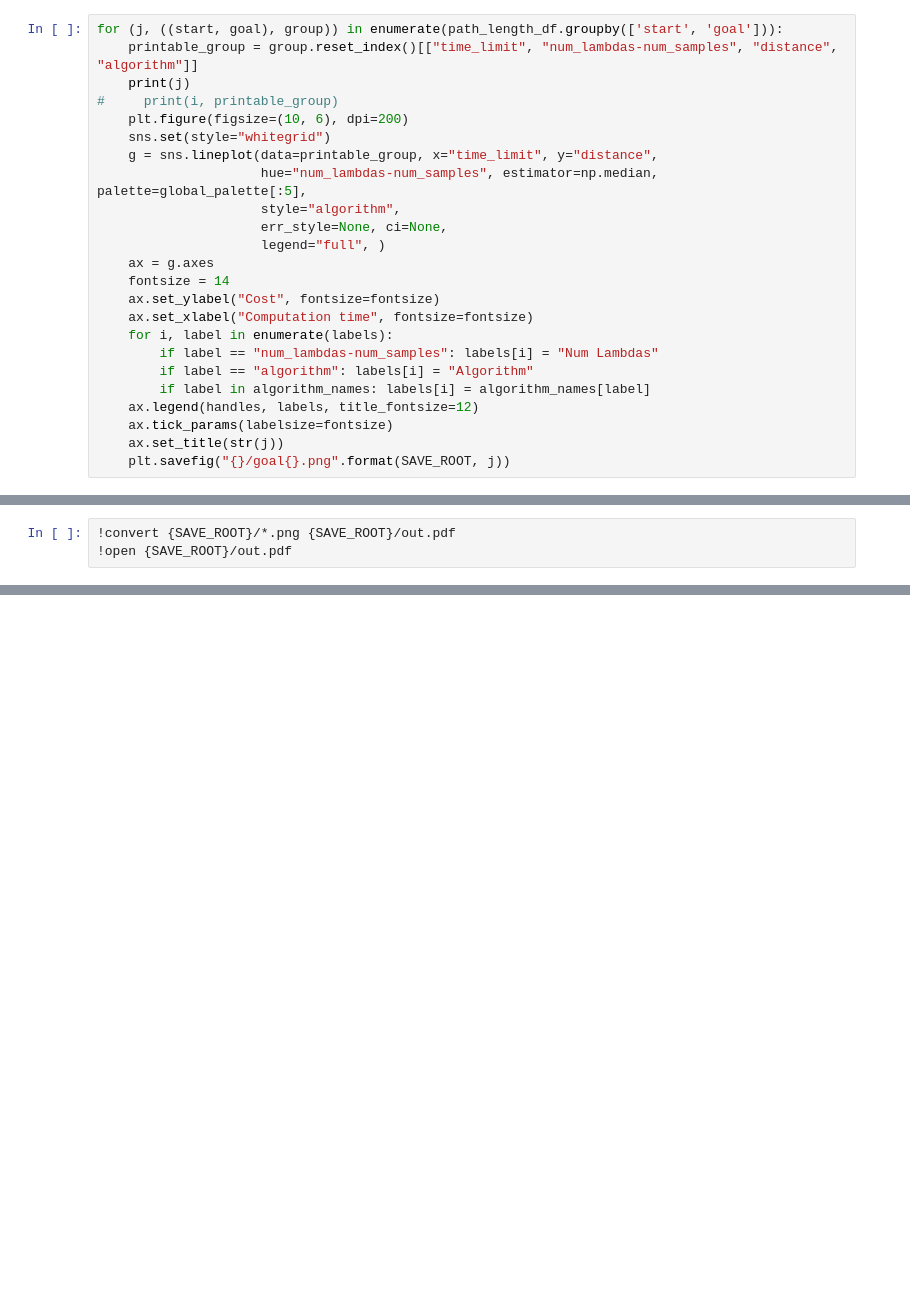
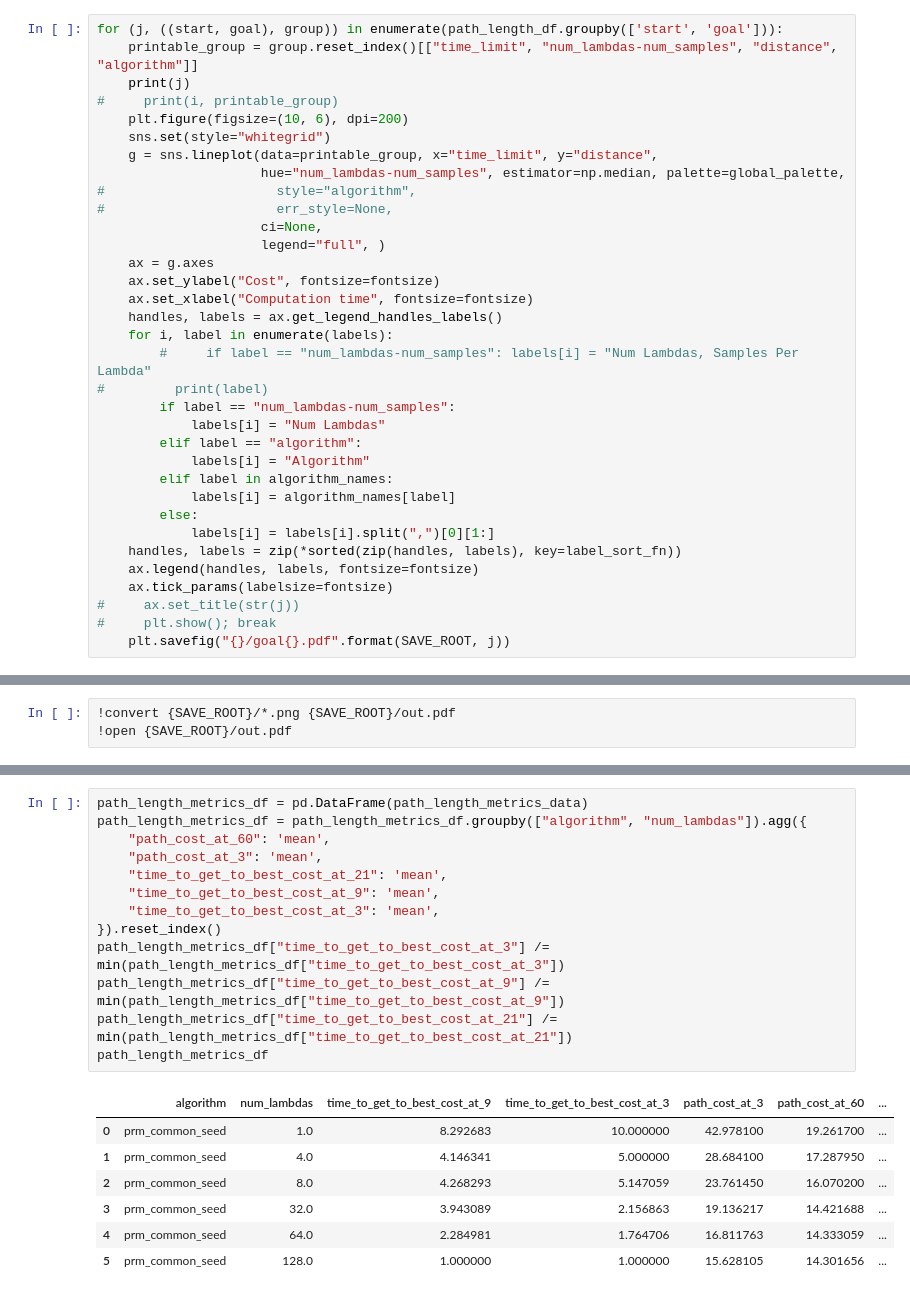
Before and after one commit to cryingpotat0/graph_mplambda, a Jupyter notebook: scripts/plotting.ipynb, the cells around one changed output, grey strips where cells are left out. Cells and saved outputs as stored; diff of their text form; blank space fills up the shorter version.

```diff
--- a/scripts/plotting.ipynb
+++ b/scripts/plotting.ipynb
@@ -198,22 +296,32 @@ for (j, ((start, goal), group)) in enumerate(path_length_df.groupby(['start', 'g
     plt.figure(figsize=(10, 6), dpi=200)
     sns.set(style="whitegrid")
     g = sns.lineplot(data=printable_group, x="time_limit", y="distance",
-                     hue="num_lambdas-num_samples", estimator=np.median, palette=global_palette[:5],
-                     style="algorithm",
-                     err_style=None, ci=None,
+                     hue="num_lambdas-num_samples", estimator=np.median, palette=global_palette,
+#                      style="algorithm",
+#                      err_style=None,
+                     ci=None,
                      legend="full", )
     ax = g.axes
-    fontsize = 14
     ax.set_ylabel("Cost", fontsize=fontsize)
     ax.set_xlabel("Computation time", fontsize=fontsize)
+    handles, labels = ax.get_legend_handles_labels()
     for i, label in enumerate(labels):
-        if label == "num_lambdas-num_samples": labels[i] = "Num Lambdas"
-        if label == "algorithm": labels[i] = "Algorithm"
-        if label in algorithm_names: labels[i] = algorithm_names[label]
-    ax.legend(handles, labels, title_fontsize=12)
+        #     if label == "num_lambdas-num_samples": labels[i] = "Num Lambdas, Samples Per Lambda"
+#         print(label)
+        if label == "num_lambdas-num_samples":
+            labels[i] = "Num Lambdas"
+        elif label == "algorithm":
+            labels[i] = "Algorithm"
+        elif label in algorithm_names:
+            labels[i] = algorithm_names[label]
+        else:
+            labels[i] = labels[i].split(",")[0][1:]
+    handles, labels = zip(*sorted(zip(handles, labels), key=label_sort_fn))
+    ax.legend(handles, labels, fontsize=fontsize)
     ax.tick_params(labelsize=fontsize)
-    ax.set_title(str(j))
-    plt.savefig("{}/goal{}.png".format(SAVE_ROOT, j))
+#     ax.set_title(str(j))
+#     plt.show(); break
+    plt.savefig("{}/goal{}.pdf".format(SAVE_ROOT, j))
 # %% [output]
 0
 1
@@ -240,0 +420,21 @@ for (j, ((start, goal), group)) in enumerate(path_length_df.groupby(['start', 'g
+# %%
+path_length_metrics_df = pd.DataFrame(path_length_metrics_data)
+path_length_metrics_df = path_length_metrics_df.groupby(["algorithm", "num_lambdas"]).agg({
+    "path_cost_at_60": 'mean',
+    "path_cost_at_3": 'mean',
+    "time_to_get_to_best_cost_at_21": 'mean',
+    "time_to_get_to_best_cost_at_9": 'mean',
+    "time_to_get_to_best_cost_at_3": 'mean',
+}).reset_index()
+path_length_metrics_df["time_to_get_to_best_cost_at_3"] /= min(path_length_metrics_df["time_to_get_to_best_cost_at_3"])
+path_length_metrics_df["time_to_get_to_best_cost_at_9"] /= min(path_length_metrics_df["time_to_get_to_best_cost_at_9"])
+path_length_metrics_df["time_to_get_to_best_cost_at_21"] /= min(path_length_metrics_df["time_to_get_to_best_cost_at_21"])
+path_length_metrics_df
+# %% [output]
+|  | algorithm | num_lambdas | time_to_get_to_best_cost_at_9 | time_to_get_to_best_cost_at_3 | path_cost_at_3 | path_cost_at_60 | ... |
+| 0 | prm_common_seed | 1.0 | 8.292683 | 10.000000 | 42.978100 | 19.261700 | ... |
+| 1 | prm_common_seed | 4.0 | 4.146341 | 5.000000 | 28.684100 | 17.287950 | ... |
+| 2 | prm_common_seed | 8.0 | 4.268293 | 5.147059 | 23.761450 | 16.070200 | ... |
+| 3 | prm_common_seed | 32.0 | 3.943089 | 2.156863 | 19.136217 | 14.421688 | ... |
+| 4 | prm_common_seed | 64.0 | 2.284981 | 1.764706 | 16.811763 | 14.333059 | ... |
+| 5 | prm_common_seed | 128.0 | 1.000000 | 1.000000 | 15.628105 | 14.301656 | ... |
```
Also changed, not shown: parts of 21 cells of this notebook, 9 other files.
